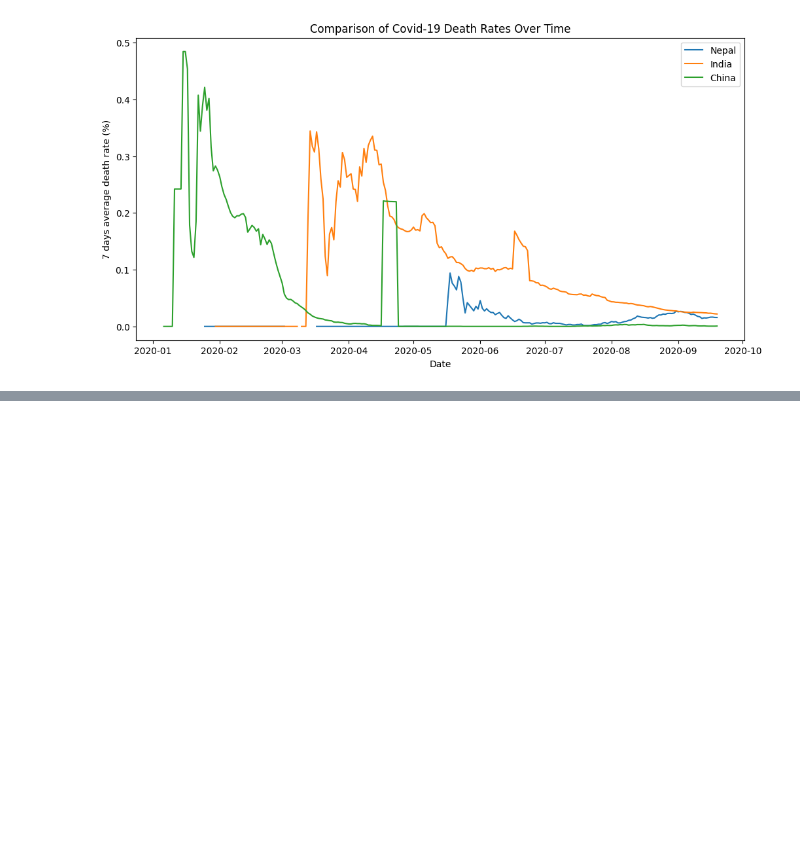
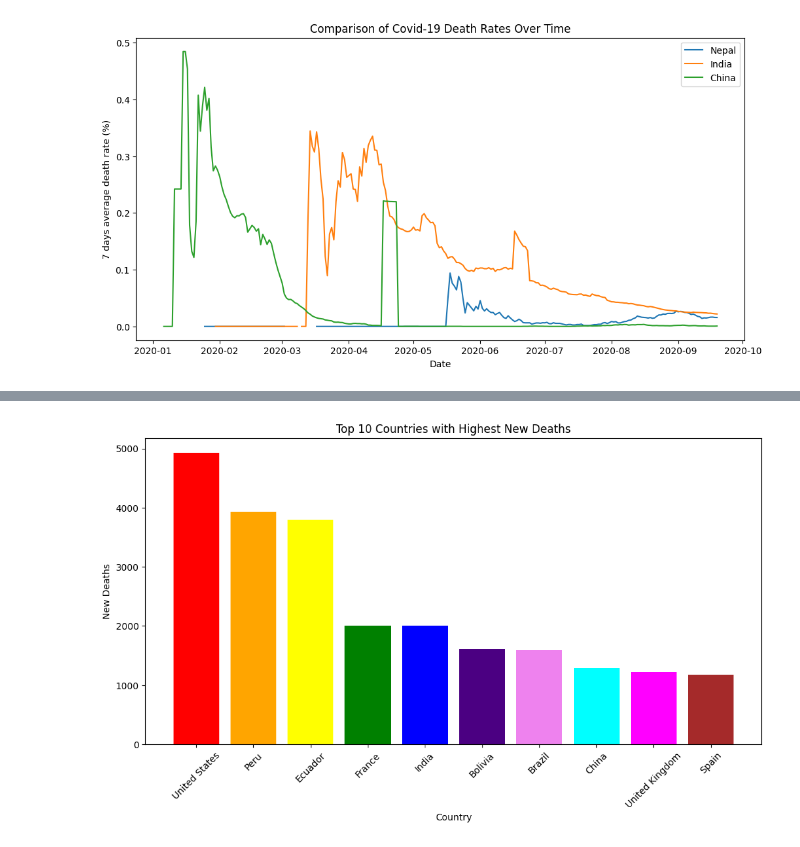
Before and after one commit to dipesh-2005/Covid-19-Analysis, a Jupyter notebook: Covid19-analysis/Scripts/covid-analysis.ipynb, the cells around one changed output, grey strips where cells are left out. Cells and saved outputs as stored; diff of their text form; code cells hidden in the pictures; blank space fills up the shorter version.

```diff
--- a/Covid19-analysis/Scripts/covid-analysis.ipynb
+++ b/Covid19-analysis/Scripts/covid-analysis.ipynb
@@ -301,0 +442,4 @@ plt.legend()
+# %%
+#top 10 countries with highest new deaths
+top_deaths=country_summary.sort_values('new_deaths', ascending=False).head(10) # This will sort the 'country_summary' dataframe by the 'new_deaths' column in descending order and return the top 10 rows, resulting in a new dataframe called 'top_deaths' that contains the countries with the highest number of new deaths.
+top_deaths
@@ -301,0 +508,12 @@ plt.legend()
+# %%
+#visualizing top 10 countries by new deaths
+plt.figure(figsize=(12,6))
+#change the bar colours for different counntries
+plt.bar(top_deaths['location'], top_deaths['new_deaths'], color=['red', 'orange', 'yellow', 'green', 'blue', 'indigo', 'violet', 'cyan', 'magenta', 'brown'])
+plt.xlabel('Country')
+plt.ylabel('New Deaths')
+plt.title('Top 10 Countries with Highest New Deaths')
+plt.xticks(rotation=45)
+plt.show()
+# %% [output]
+[figure, added]
```
Also changed, not shown: parts of 19 cells of this notebook.
